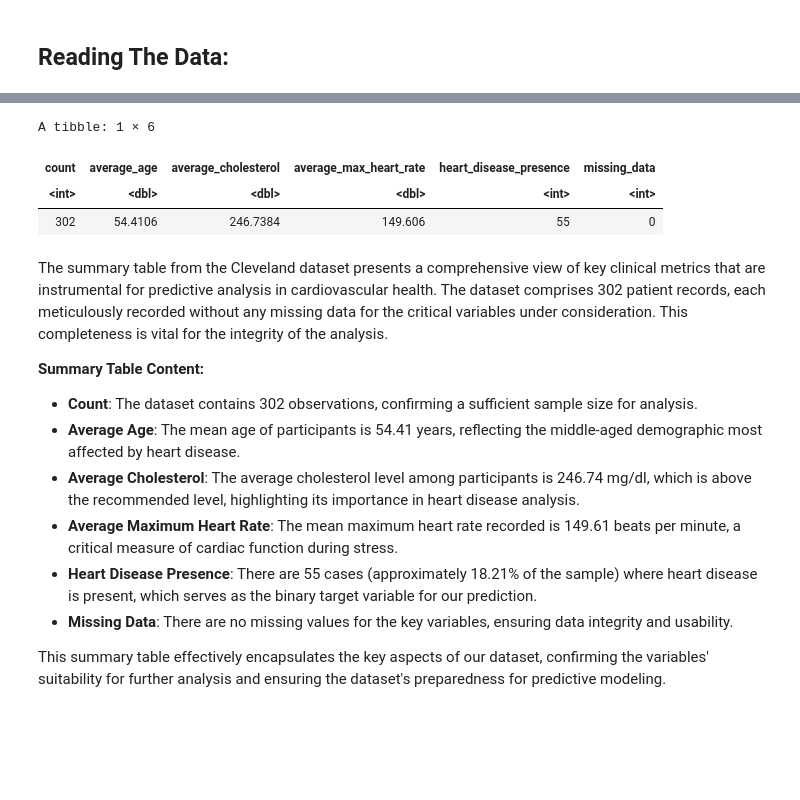
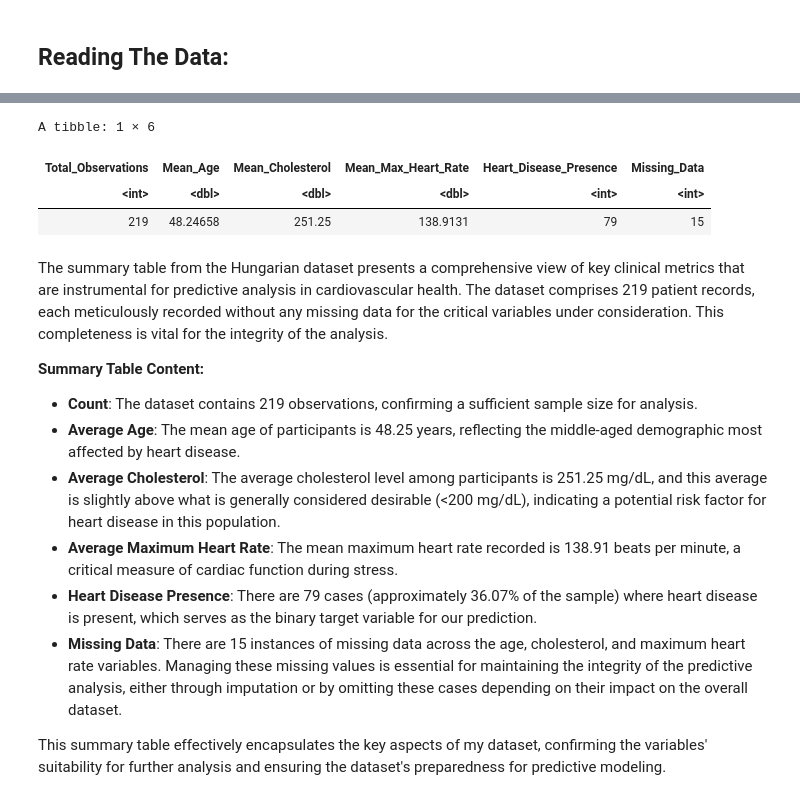
Before and after one commit to naheyansheikh/dsci100project, a Jupyter notebook: project.ipynb, the cells around one changed output, grey strips where cells are left out. Cells and saved outputs as stored; diff of their text form; code cells hidden in the pictures; blank space fills up the shorter version.

```diff
--- a/project.ipynb
+++ b/project.ipynb
@@ -34,6 +34,6 @@ The following objects are masked from ‘package:purrr’:
 # %% [markdown]
 ## Reading The Data:
 # %%
-cleveland_data <- read_csv("data/heart_disease/processed.cleveland.data")
+hungarian_data <- read_csv("data/heart_disease/processed.hungarian.data")
 # %% [output]
 New names:
@@ -55,11 +61,14 @@ dbl (12): 63.0, 1.0...2, 1.0...3, 145.0, 233.0, 1.0...6, 2.0, 150.0, 0.0...9...
 # %%
-colnames(cleveland_data) <- c("age", "sex", "cp", "trestbps", "chol", "fbs", "restecg", "thalach", "exang", "oldpeak", "slope",
+colnames(hungarian_data) <- c("age", "sex", "cp", "trestbps", "chol", "fbs", "restecg", "thalach", "exang", "oldpeak", "slope",
                               "cs", "thal", "num")
-cleveland_data <- cleveland_data |>
-                  mutate(age = as.numeric(age),
-                         chol = as.numeric(chol),
-                         thalach = as.numeric(thalach),
-                         exang = as.factor(exang),
-                         num = as.factor(num))
-cleveland_data
+hungarian_data <- hungarian_data |>
+                  mutate(
+                    age = as.numeric(age),
+                    chol = as.numeric(chol),
+                    thalach = as.numeric(thalach),
+                    num = as.factor(num),  # Convert target variable for classification
+                    thalach = replace(thalach, is.na(thalach), mean(thalach, na.rm = TRUE))  # Impute missing values if any
+                  )
+
+hungarian_data
 # %% [output]
@@ -77,0 +88,5 @@ A tibble: 302 × 14
+# %%
+set.seed(123)  # Setting a seed to make the split reproducible
+split <- initial_split(hungarian_data, prop = 0.75, strata = num)
+training_data <- training(split)
+testing_data <- testing(split)
@@ -78,30 +96,30 @@ A tibble: 302 × 14
 # %%
-summary_table <- cleveland_data |>
+summary_table <- training_data |>
                   summarize(
-                    count = n(),
-                    average_age = mean(age, na.rm = TRUE),
-                    average_cholesterol = mean(chol, na.rm = TRUE),
-                    average_max_heart_rate = mean(thalach, na.rm = TRUE),
-                    heart_disease_presence = sum(num == 1, na.rm = TRUE),
-                    missing_data = sum(is.na(age) | is.na(chol) | is.na(thalach))
+                    Total_Observations = n(),
+                    Mean_Age = mean(age, na.rm = TRUE),
+                    Mean_Cholesterol = mean(chol, na.rm = TRUE),
+                    Mean_Max_Heart_Rate = mean(thalach, na.rm = TRUE),
+                    Heart_Disease_Presence = sum(num == "1", na.rm = TRUE),
+                    Missing_Data = sum(is.na(age) + is.na(chol) + is.na(thalach))
                   )
 summary_table
 # %% [output]
 A tibble: 1 × 6
-| count | average_age | average_cholesterol | average_max_heart_rate | heart_disease_presence | missing_data |
+| Total_Observations | Mean_Age | Mean_Cholesterol | Mean_Max_Heart_Rate | Heart_Disease_Presence | Missing_Data |
 | <int> | <dbl> | <dbl> | <dbl> | <int> | <int> |
-| 302 | 54.4106 | 246.7384 | 149.606 | 55 | 0 |
+| 219 | 48.24658 | 251.25 | 138.9131 | 79 | 15 |
 # %% [markdown]
-The summary table from the Cleveland dataset presents a comprehensive view of key clinical metrics that are instrumental for predictive analysis in cardiovascular health. The dataset comprises 302 patient records, each meticulously recorded without any missing data for the critical variables under consideration. This completeness is vital for the integrity of the analysis.
+The summary table from the Hungarian dataset presents a comprehensive view of key clinical metrics that are instrumental for predictive analysis in cardiovascular health. The dataset comprises 219 patient records, each meticulously recorded without any missing data for the critical variables under consideration. This completeness is vital for the integrity of the analysis.
 
 **Summary Table Content:**
 
-- **Count**: The dataset contains 302 observations, confirming a sufficient sample size for analysis.
-- **Average Age**: The mean age of participants is 54.41 years, reflecting the middle-aged demographic most affected by heart disease.
-- **Average Cholesterol**: The average cholesterol level among participants is 246.74 mg/dl, which is above the recommended level, highlighting its importance in heart disease analysis.
-- **Average Maximum Heart Rate**: The mean maximum heart rate recorded is 149.61 beats per minute, a critical measure of cardiac function during stress.
-- **Heart Disease Presence**: There are 55 cases (approximately 18.21% of the sample) where heart disease is present, which serves as the binary target variable for our prediction.
-- **Missing Data**: There are no missing values for the key variables, ensuring data integrity and usability.
+- **Count**: The dataset contains 219 observations, confirming a sufficient sample size for analysis.
+- **Average Age**: The mean age of participants is 48.25 years, reflecting the middle-aged demographic most affected by heart disease.
+- **Average Cholesterol**: The average cholesterol level among participants is 251.25 mg/dL, and this average is slightly above what is generally considered desirable (<200 mg/dL), indicating a potential risk factor for heart disease in this population.
+- **Average Maximum Heart Rate**: The mean maximum heart rate recorded is 138.91 beats per minute, a critical measure of cardiac function during stress.
+- **Heart Disease Presence**: There are 79 cases (approximately 36.07% of the sample) where heart disease is present, which serves as the binary target variable for our prediction.
+- **Missing Data**: There are 15 instances of missing data across the age, cholesterol, and maximum heart rate variables. Managing these missing values is essential for maintaining the integrity of the predictive analysis, either through imputation or by omitting these cases depending on their impact on the overall dataset.
 
-This summary table effectively encapsulates the key aspects of our dataset, confirming the variables' suitability for further analysis and ensuring the dataset's preparedness for predictive modeling.
+This summary table effectively encapsulates the key aspects of my dataset, confirming the variables' suitability for further analysis and ensuring the dataset's preparedness for predictive modeling.
 # %% [markdown]
```
Also changed, not shown: parts of 16 cells of this notebook, 1 other file.
